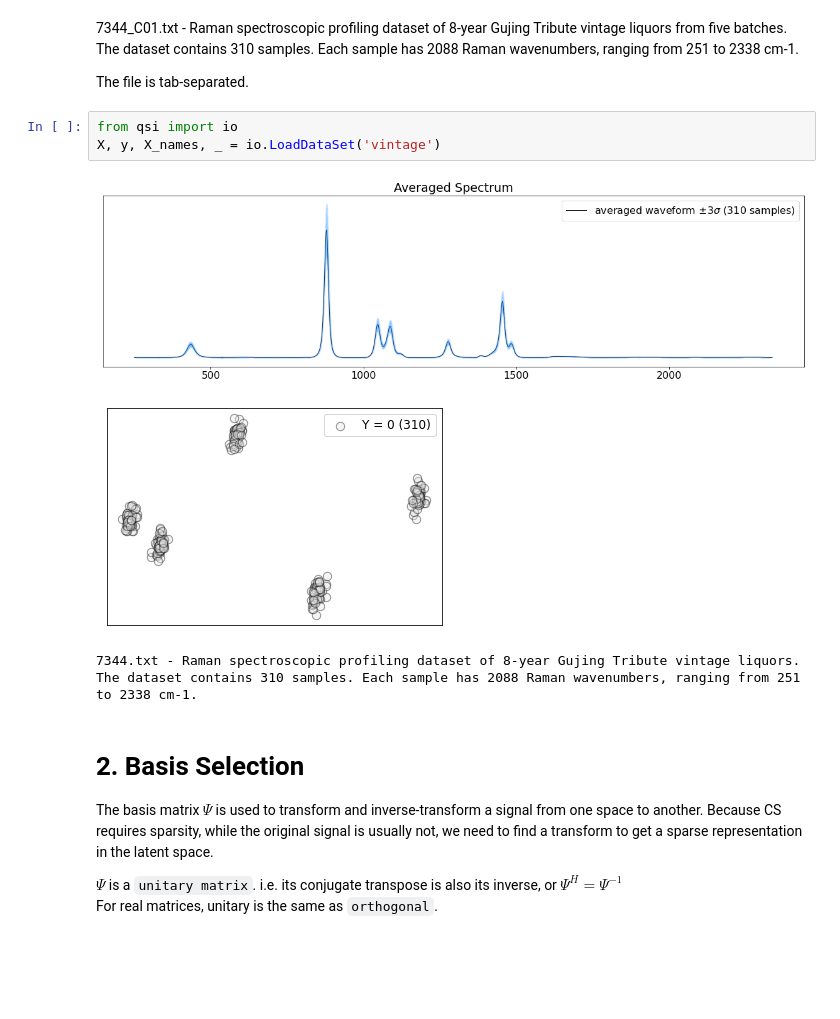
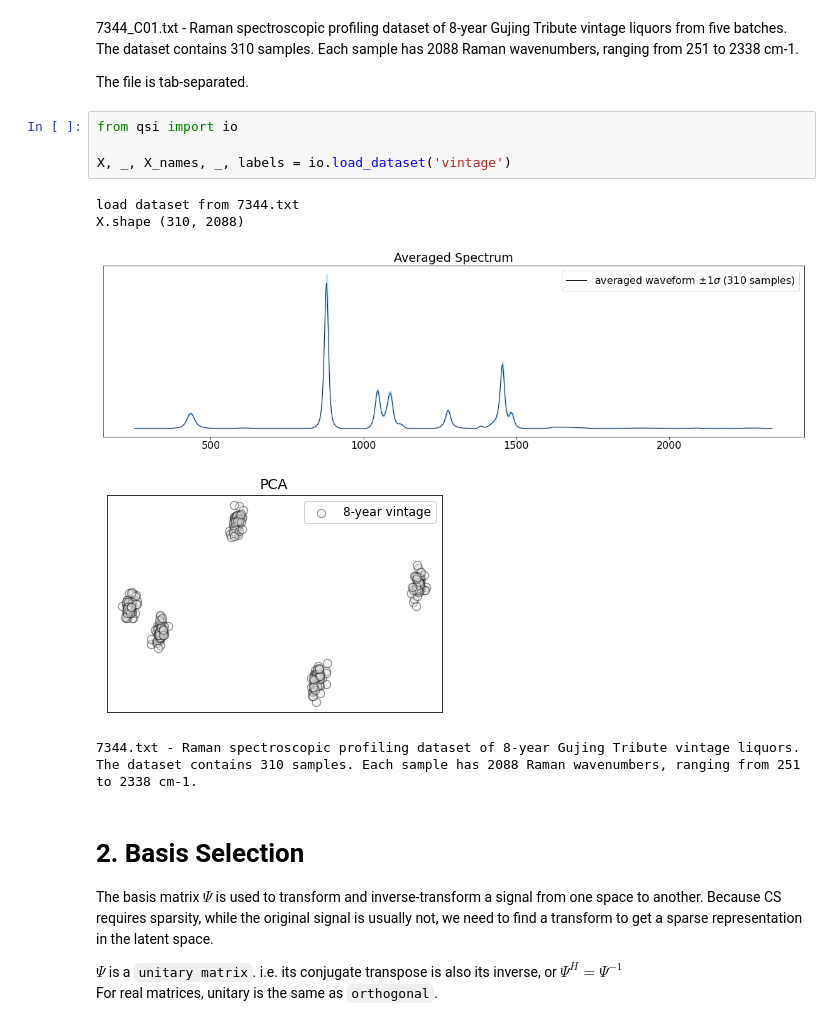
Before and after one commit to zhangys11/cs1, a Jupyter notebook: notebooks/Compressed Sensing - EBP.ipynb, the cells around one changed output. Cells and saved outputs as stored; diff of their text form; blank space fills up the shorter version.

```diff
--- a/notebooks/Compressed Sensing - EBP.ipynb
+++ b/notebooks/Compressed Sensing - EBP.ipynb
@@ -25,12 +25,15 @@ The dataset contains 310 samples. Each sample has 2088 Raman wavenumbers, rangin
 The file is tab-separated.
 # %%
 from qsi import io
-X, y, X_names, _ = io.LoadDataSet('vintage')
+
+X, _, X_names, _, labels = io.load_dataset('vintage')
 # %% [output]
+load dataset from 7344.txt
+X.shape (310, 2088)
-[figure, old version]
+[figure, new version]
-[figure, old version]
+[figure, new version]
-7344.txt - Raman spectroscopic profiling dataset of 8-year Gujing Tribute vintage liquors.
-The dataset contains 310 samples. Each sample has 2088 Raman wavenumbers, ranging from 251 to 2338 cm-1.
+7344.txt - Raman spectroscopic profiling dataset of 8-year Gujing Tribute vintage liquors.
+The dataset contains 310 samples. Each sample has 2088 Raman wavenumbers, ranging from 251 to 2338 cm-1.
 # %% [markdown]
 # 2. Basis Selection
 
```
Also changed, not shown: parts of 3 cells of this notebook, 17 other files.
